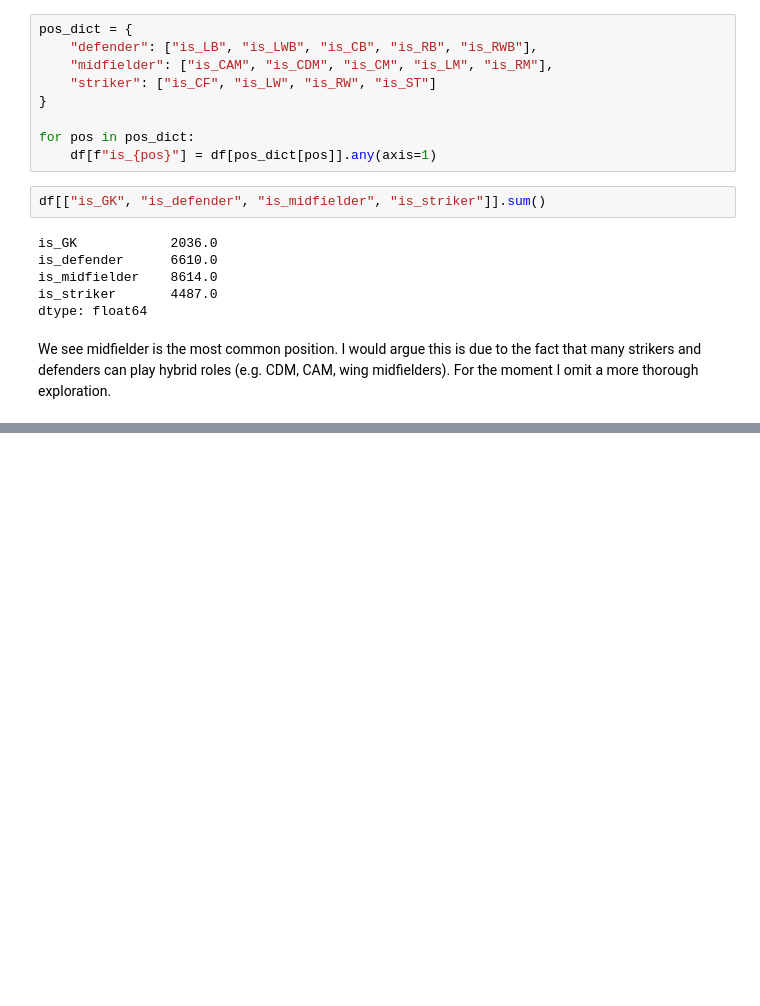
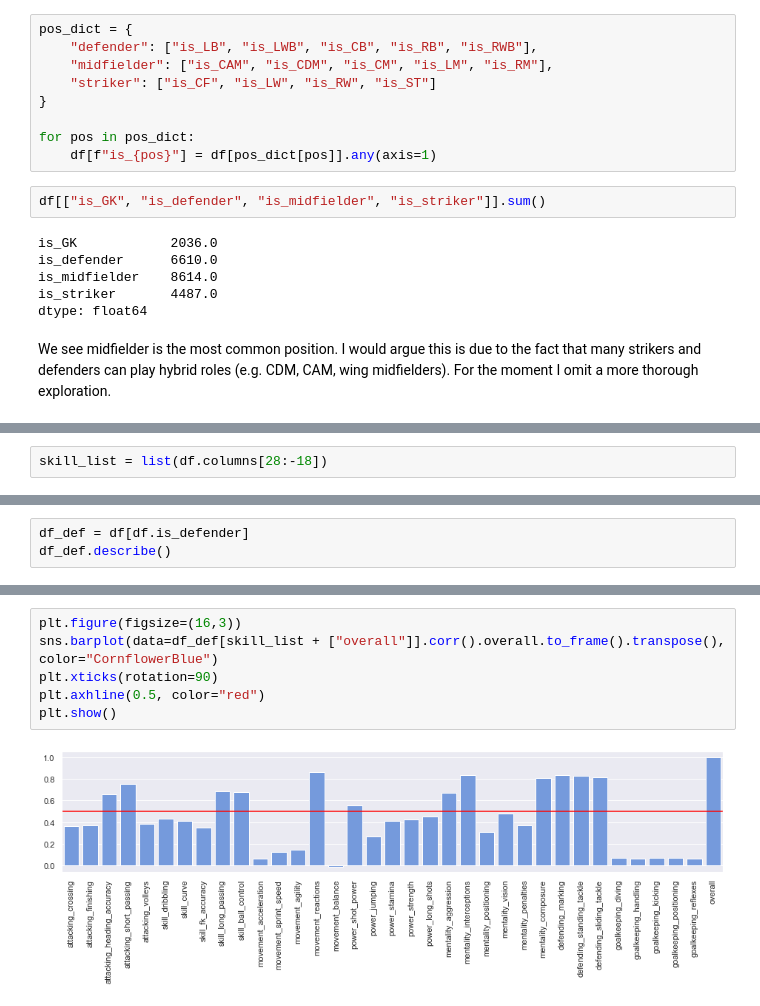
Before and after one commit to matrop/data-science-playground, a Jupyter notebook: fifa_20/notebooks/explanatory_data_analysis.ipynb, the cells around one changed output, grey strips where cells are left out. Drawn from its saved outputs; the diff is of its cells as text; blank space fills up the shorter version.

Commit message:
Added key skills per position group, Started model creation

```diff
--- a/fifa_20/notebooks/explanatory_data_analysis.ipynb
+++ b/fifa_20/notebooks/explanatory_data_analysis.ipynb
@@ -370,0 +373,2 @@ We see midfielder is the most common position. I would argue this is due to the
+# %%
+skill_list = list(df.columns[28:-18])
@@ -370,0 +379,3 @@ We see midfielder is the most common position. I would argue this is due to the
+# %%
+df_def = df[df.is_defender]
+df_def.describe()
@@ -370,0 +393,8 @@ We see midfielder is the most common position. I would argue this is due to the
+# %%
+plt.figure(figsize=(16,3))
+sns.barplot(data=df_def[skill_list + ["overall"]].corr().overall.to_frame().transpose(), color="CornflowerBlue")
+plt.xticks(rotation=90)
+plt.axhline(0.5, color="red")
+plt.show()
+# %% [output]
+[figure, added]
```
Also changed, not shown: parts of 21 cells of this notebook, 1 other file.
